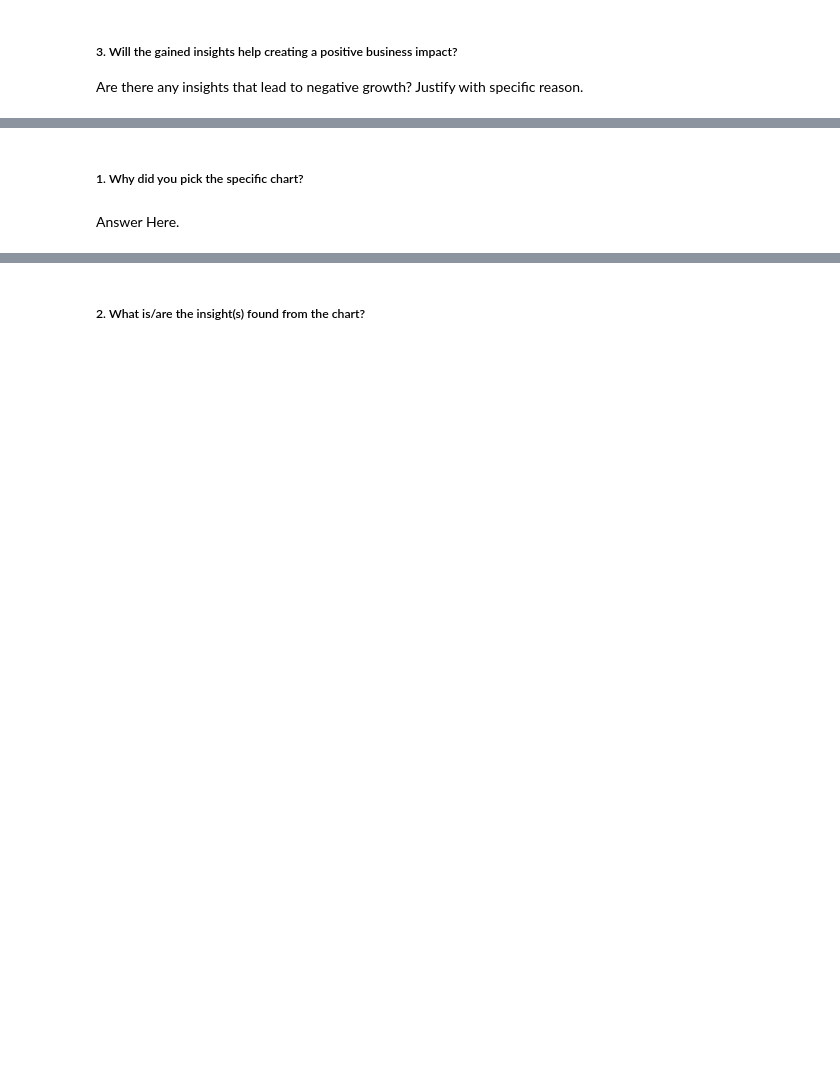
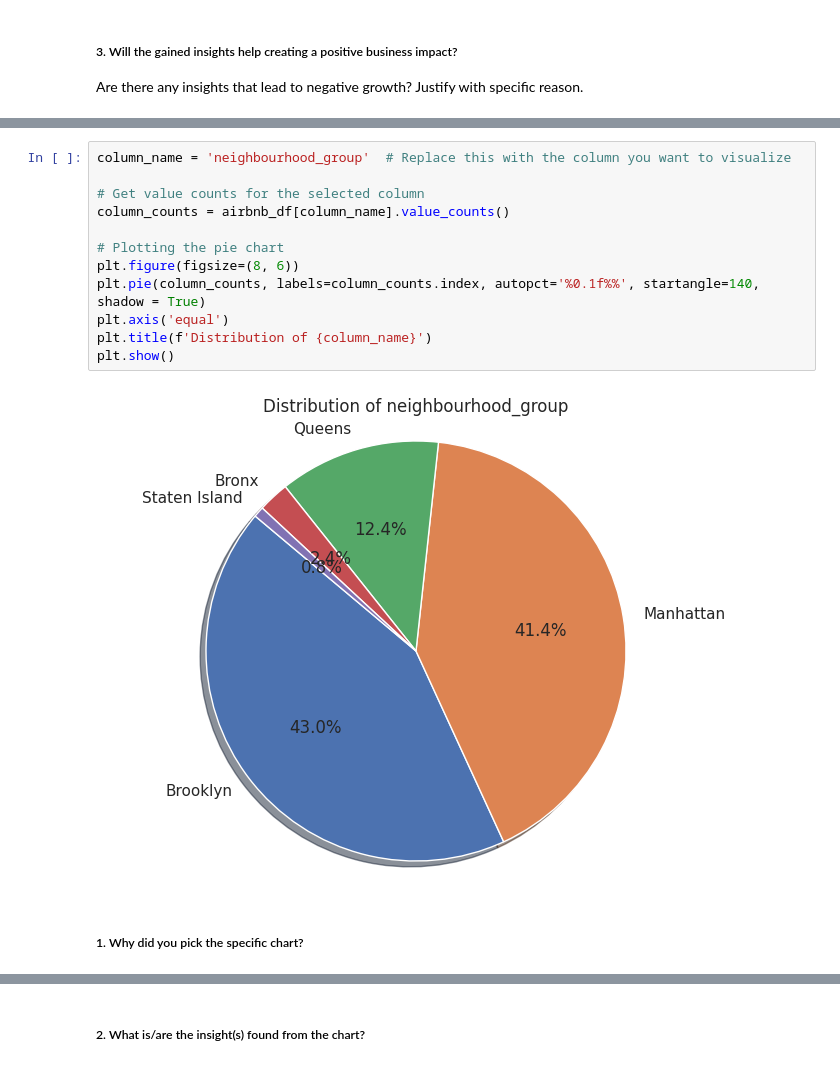
Before and after one commit to AakashRaj-data/Exploratory-Data-analysis, a Jupyter notebook: AirBnb_Bookings_Analysis_(AR).ipynb, the cells around one changed output, grey strips where cells are left out. Drawn from its saved outputs; the diff is of its cells as text; blank space fills up the shorter version.

```diff
--- a/AirBnb_Bookings_Analysis_(AR).ipynb
+++ b/AirBnb_Bookings_Analysis_(AR).ipynb
@@ -420,4 +504,16 @@ Answer Here
+# %%
+column_name = 'neighbourhood_group'  # Replace this with the column you want to visualize
+
+# Get value counts for the selected column
+column_counts = airbnb_df[column_name].value_counts()
+
+# Plotting the pie chart
+plt.figure(figsize=(8, 6))
+plt.pie(column_counts, labels=column_counts.index, autopct='%0.1f%%', startangle=140, shadow = True)
+plt.axis('equal')
+plt.title(f'Distribution of {column_name}')
+plt.show()
+# %% [output]
+[figure, added]
 # %% [markdown]
 ##### 1. Why did you pick the specific chart?
-# %% [markdown]
-Answer Here.
```
Also changed, not shown: parts of 54 cells of this notebook.
